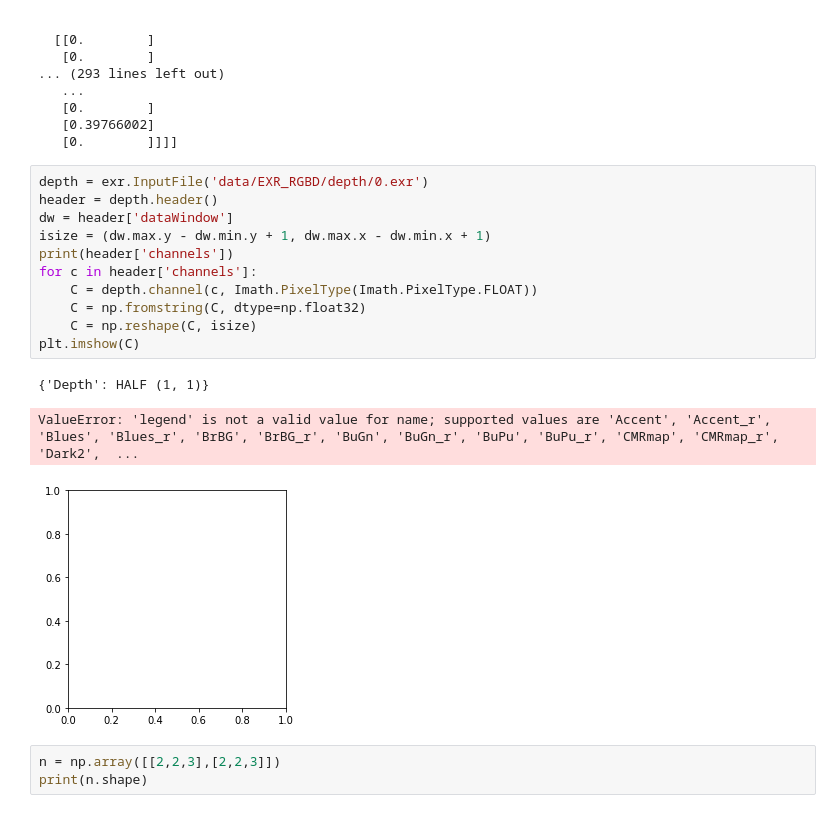
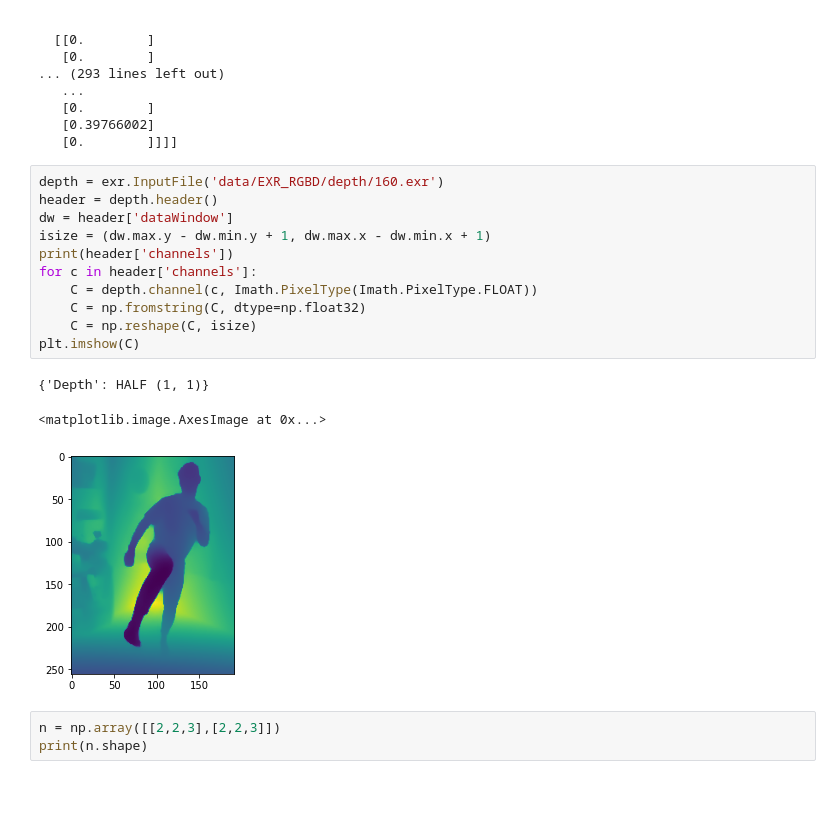
Before and after one commit to philippwulff/DGD-NeRF, a Jupyter notebook: test.ipynb, the cells around one changed output. Saved outputs shown, nothing was run; the diff lists cells and outputs as text.

```diff
--- a/test.ipynb
+++ b/test.ipynb
@@ -36,20 +36,20 @@ print(depth_maps)
    [0.39766002]
    [0.        ]]]]
 # %%
-depth = exr.InputFile('data/EXR_RGBD/depth/0.exr')
+depth = exr.InputFile('data/EXR_RGBD/depth/160.exr')
 header = depth.header()
 dw = header['dataWindow']
 isize = (dw.max.y - dw.min.y + 1, dw.max.x - dw.min.x + 1)
 print(header['channels'])
 for c in header['channels']:
     C = depth.channel(c, Imath.PixelType(Imath.PixelType.FLOAT))
     C = np.fromstring(C, dtype=np.float32)
     C = np.reshape(C, isize)
 plt.imshow(C)
 # %% [output]
 {'Depth': HALF (1, 1)}
-ValueError: 'legend' is not a valid value for name; supported values are 'Accent', 'Accent_r', 'Blues', 'Blues_r', 'BrBG', 'BrBG_r', 'BuGn', 'BuGn_r', 'BuPu', 'BuPu_r', 'CMRmap', 'CMRmap_r', 'Dark2',  ...
+<matplotlib.image.AxesImage at 0x...>
-[figure, old version]
+[figure, new version]
 # %%
 n = np.array([[2,2,3],[2,2,3]])
 print(n.shape)
```
Also changed, not shown: 17 other files.
